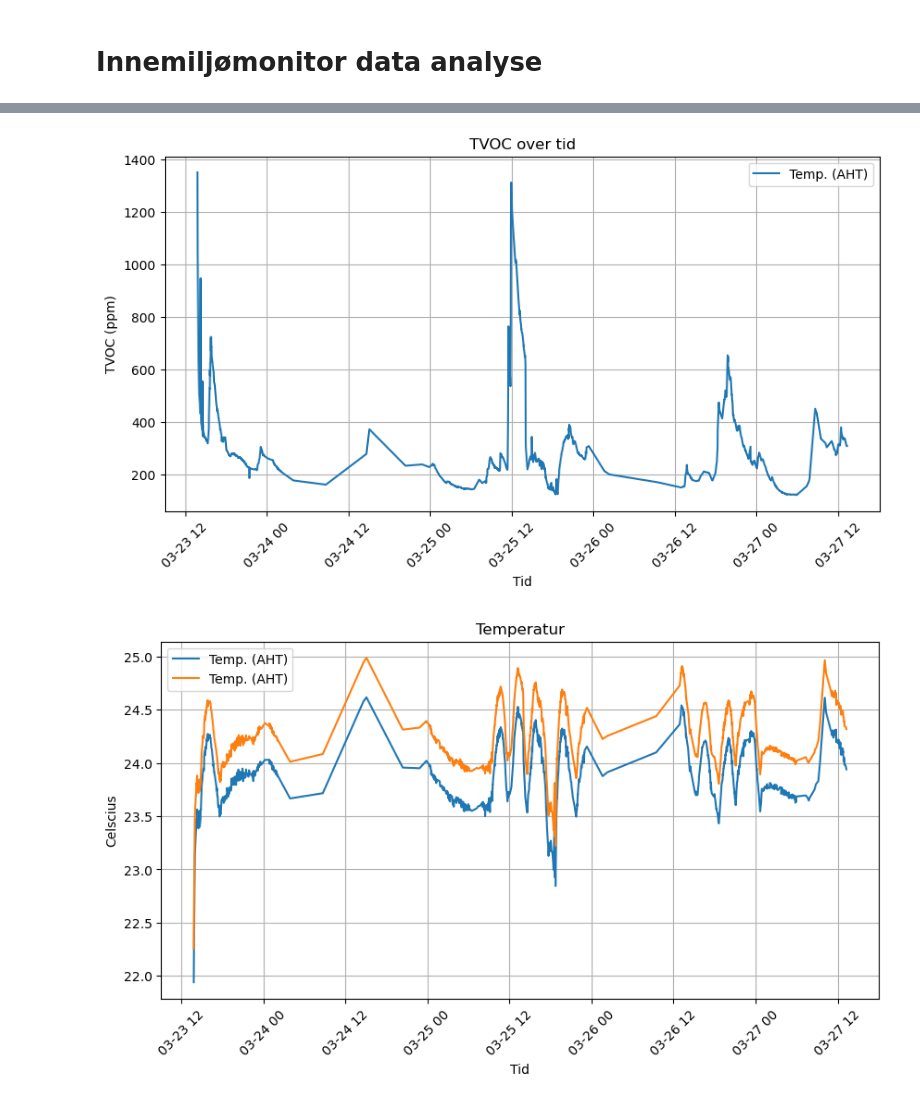
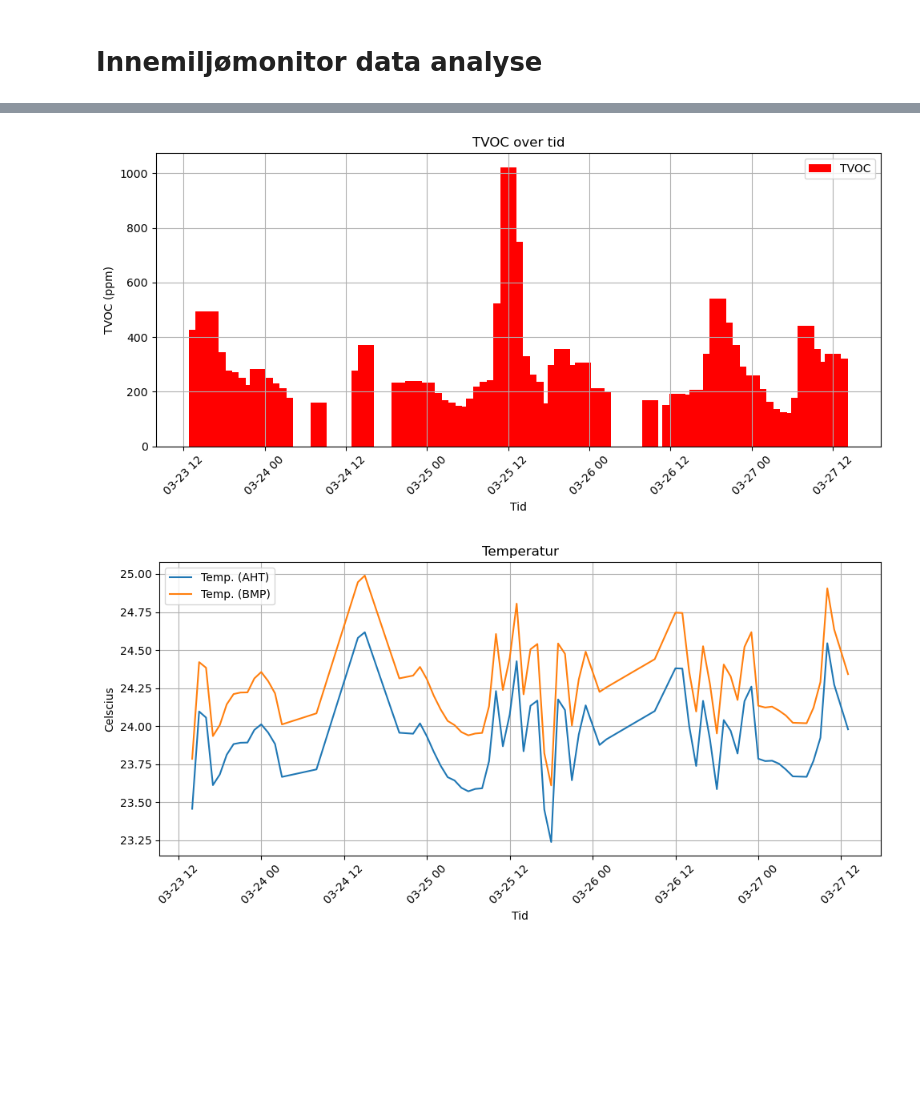
Before and after one commit to sauce71/lie_2024_11, a Jupyter notebook: jupyter/iem_data.ipynb, the cells around one changed output, grey strips where cells are left out. Saved outputs shown, nothing was run; the diff lists cells and outputs as text; code cells hidden in the pictures; blank space fills up the shorter version.

```diff
--- a/jupyter/iem_data.ipynb
+++ b/jupyter/iem_data.ipynb
@@ -4,8 +4,19 @@
 import pandas as pd
 import matplotlib.pyplot as plt
 
-df = pd.read_excel('thingspeak_20250327.xlsx')
+df = pd.read_csv('thingspeak_20250327.csv')
+
 df['created_at'] = pd.to_datetime(df['created_at']) # Konverterer til en Python DateTime
+
+# 2. Sett created_at som indeks
+df.set_index("created_at", inplace=True)
+
+# 3. Beregn gjennomsnitt per time
+df = df.resample('H').mean()
+
+# 4. (Valgfritt) Nullstill indeks hvis du vil ha en vanlig DataFrame igjen
+df = df.reset_index()
+
 # Tar bort ekstremverdiene for TVOS
 df = df[(df["TVOC"] >= 10) & (df["TVOC"] <= 2000)]
 # Hopper over tidlige data
@@ -37,25 +48,26 @@ df.describe()
 # %%
 
 plt.figure(figsize=(10, 5))
 
-plt.plot(df["created_at"], df["TVOC"], marker="", linestyle="-", label="Temp. (AHT)")
-
+#plt.plot(df["created_at"], df["TVOC"], marker="", linestyle="-", label="Temp. (AHT)")
+plt.bar(df["created_at"], df["TVOC"], label="TVOC", width=0.1, color='red')
 plt.xlabel("Tid")
 plt.ylabel("TVOC (ppm)")
 plt.title("TVOC over tid")
 plt.xticks(rotation=45)
 plt.legend()
 plt.grid()
-
+plt.tight_layout()
 # Vise grafen
 plt.show()
 # %% [output]
-[figure, old version]
+[figure, new version]
 # %%
 plt.figure(figsize=(10, 5))
 
 plt.plot(df["created_at"], df["Temperature (AHT20)"], marker="", linestyle="-", label="Temp. (AHT)")
-plt.plot(df["created_at"], df["Temperature (BMP280)"], marker="", linestyle="-", label="Temp. (AHT)")
+
+plt.plot(df["created_at"], df["Temperature (BMP280)"], marker="", linestyle="-", label="Temp. (BMP)")
 
 plt.xlabel("Tid")
 plt.ylabel("Celscius")
@@ -63,8 +75,10 @@ plt.title("Temperatur")
 plt.xticks(rotation=45)
 plt.legend()
 plt.grid()
+plt.tight_layout()
+
 
 # Vise grafen
 plt.show()
 # %% [output]
-[figure, old version]
+[figure, new version]
```
Also changed, not shown: parts of 2 cells of this notebook, 8 other files.
